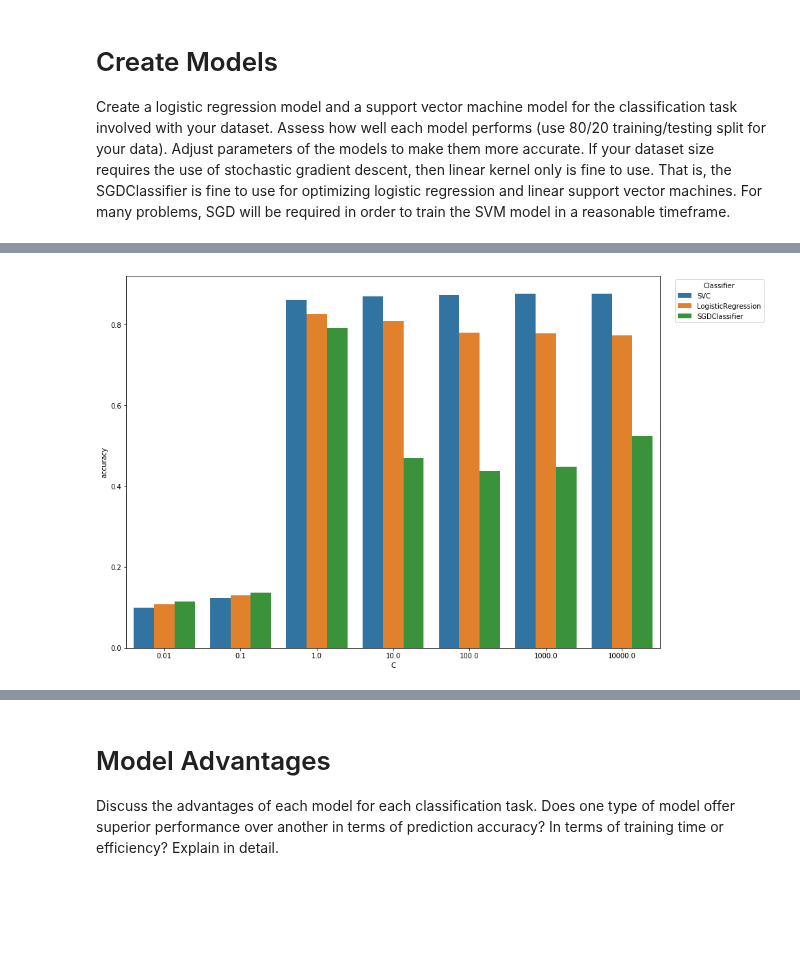
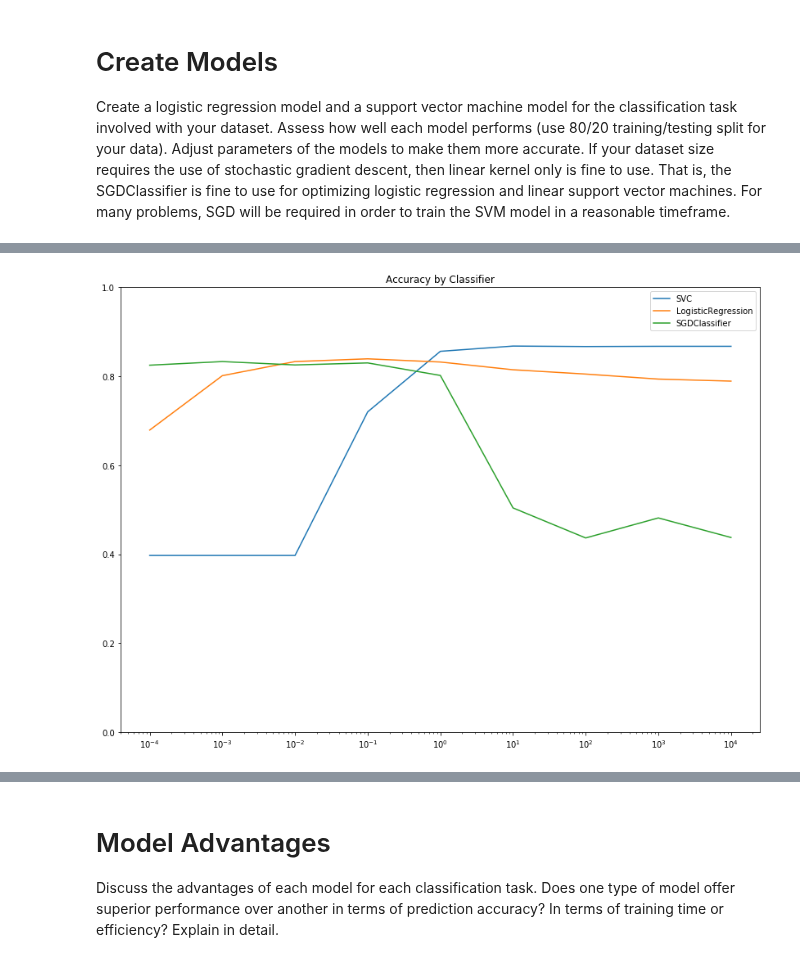
Before and after one commit to stmillett/MSDS7331_NorthCarolinaDataset, a Jupyter notebook: MiniLab2/Data Mining - Lab 2.ipynb, the cells around one changed output, grey strips where cells are left out. Drawn from its saved outputs; the diff is of its cells as text; code cells hidden in the pictures; blank space fills up the shorter version.

Commit message:
updated model and visuals.

```diff
--- a/MiniLab2/Data Mining - Lab 2.ipynb
+++ b/MiniLab2/Data Mining - Lab 2.ipynb
@@ -11,8 +11,8 @@ Maryam Shahini
 <br> Steven Millett
 # %%
 #Set global variables
-N_FEATURES_OPTIONS = [25 , 50, 100, 150]
-C_OPTIONS = [1e-2, 1e-1, 1e0, 1e1, 1e2, 1e3, 1e4]
+N_FEATURES_OPTIONS = [25 , 50, 100, 200, 300]
+C_OPTIONS = [1e-4, 1e-3, 1e-2, 1e-1, 1e0, 1e1, 1e2, 1e3, 1e4]
 
 #Import data
 
@@ -168,19 +179,9 @@ for i, (param, score) in enumerate(zip(params, mean_scores)):
         classifier_temp.at[C,class_state] = score
 
 
+
+
 display(classifier_temp.transpose())
 
-classifier_temp['C']=classifier_temp.index
-classifier_temp= classifier_temp.set_index(['C']).stack().reset_index(name='accuracy').rename(columns={'level_1':'Classifier'})
-
-a4_dims = (14, 10)
-fig, ax = plt.subplots(figsize=a4_dims)
-g = sns.barplot(x="C",y='accuracy',hue='Classifier',data=classifier_temp);
-leg = plt.legend( loc = 'upper right',title='Classifier')
-bb = leg.get_bbox_to_anchor().inverse_transformed(ax.transAxes)
-# Change to location of the legend.
-xOffset = .20
-bb.x0 += xOffset
-bb.x1 += xOffset
-leg.set_bbox_to_anchor(bb, transform = ax.transAxes)
+classifier_temp.plot(logx=True,ylim=(0,1),figsize=(14,10),title='Accuracy by Classifier');
 # %% [output]
@@ -191,4 +192,4 @@ leg.set_bbox_to_anchor(bb, transform = ax.transAxes)
-[figure, old version]
+[figure, new version]
 # %%
 params = np.array(grid_search.cv_results_['params'])
 mean_scores = np.array(grid_search.cv_results_['mean_test_score'])
```
Also changed, not shown: parts of 4 cells of this notebook, 1 other file.
